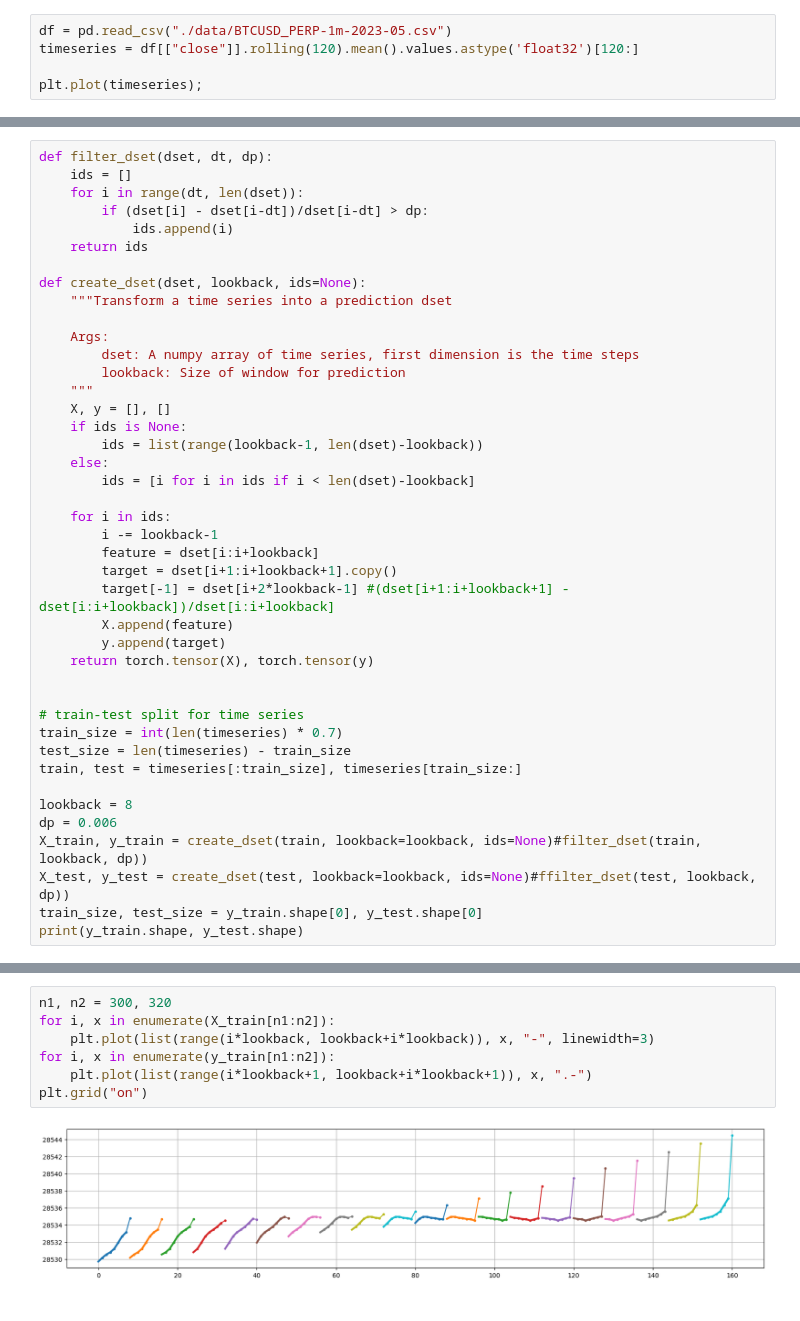
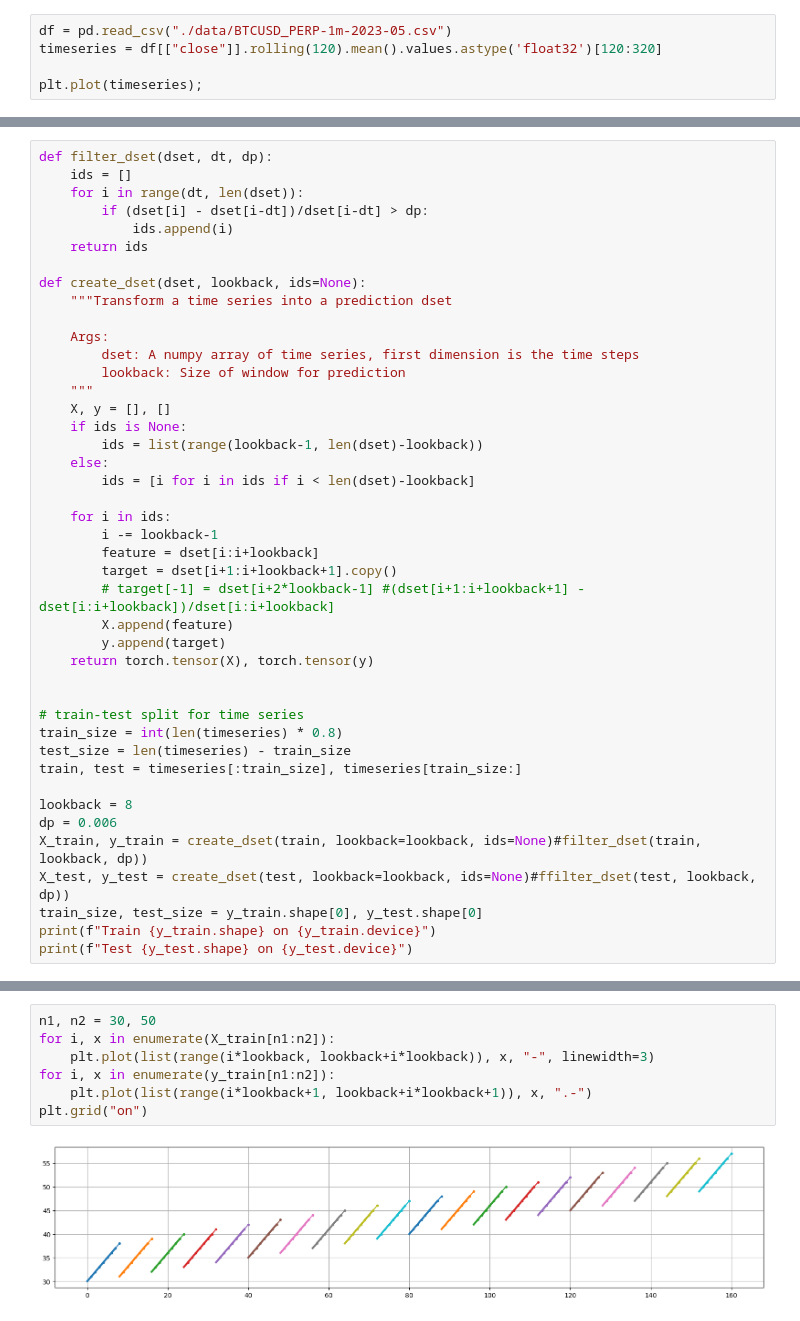
Before and after one commit to binrey/MLTR, a Jupyter notebook: lstm.ipynb, the cells around one changed output, grey strips where cells are left out. Cells and saved outputs as stored; diff of their text form.

```diff
--- a/lstm.ipynb
+++ b/lstm.ipynb
@@ -26,6 +35,6 @@ plt.plot(dgen(40))
 # %%
 df = pd.read_csv("./data/BTCUSD_PERP-1m-2023-05.csv")
-timeseries = df[["close"]].rolling(120).mean().values.astype('float32')[120:]
+timeseries = df[["close"]].rolling(120).mean().values.astype('float32')[120:320]
 
 plt.plot(timeseries);
 # %% [output]
@@ -55,14 +64,14 @@ def create_dset(dset, lookback, ids=None):
         i -= lookback-1
         feature = dset[i:i+lookback]
         target = dset[i+1:i+lookback+1].copy()
-        target[-1] = dset[i+2*lookback-1] #(dset[i+1:i+lookback+1] - dset[i:i+lookback])/dset[i:i+lookback]
+        # target[-1] = dset[i+2*lookback-1] #(dset[i+1:i+lookback+1] - dset[i:i+lookback])/dset[i:i+lookback]
         X.append(feature)
         y.append(target)
     return torch.tensor(X), torch.tensor(y)
 
 
 # train-test split for time series
-train_size = int(len(timeseries) * 0.7)
+train_size = int(len(timeseries) * 0.8)
 test_size = len(timeseries) - train_size
 train, test = timeseries[:train_size], timeseries[train_size:]
 
@@ -71,5 +80,6 @@ dp = 0.006
 X_train, y_train = create_dset(train, lookback=lookback, ids=None)#filter_dset(train, lookback, dp))
 X_test, y_test = create_dset(test, lookback=lookback, ids=None)#ffilter_dset(test, lookback, dp))
 train_size, test_size = y_train.shape[0], y_test.shape[0]
-print(y_train.shape, y_test.shape)
+print(f"Train {y_train.shape} on {y_train.device}")
+print(f"Test {y_test.shape} on {y_test.device}")
 # %% [output]
@@ -77,12 +88,12 @@ torch.Size([31148, 8, 1]) torch.Size([13342, 8, 1])
 # %%
-n1, n2 = 300, 320
+n1, n2 = 30, 50
 for i, x in enumerate(X_train[n1:n2]):
     plt.plot(list(range(i*lookback, lookback+i*lookback)), x, "-", linewidth=3)
 for i, x in enumerate(y_train[n1:n2]):
     plt.plot(list(range(i*lookback+1, lookback+i*lookback+1)), x, ".-")
 plt.grid("on")
 # %% [output]
-[figure, old version]
+[figure, new version]
 # %%
 class AirModel(nn.Module):
     def __init__(self, n_lstm=8, n_linear=8):
```
Also changed, not shown: parts of 13 cells of this notebook, 1 other file.
